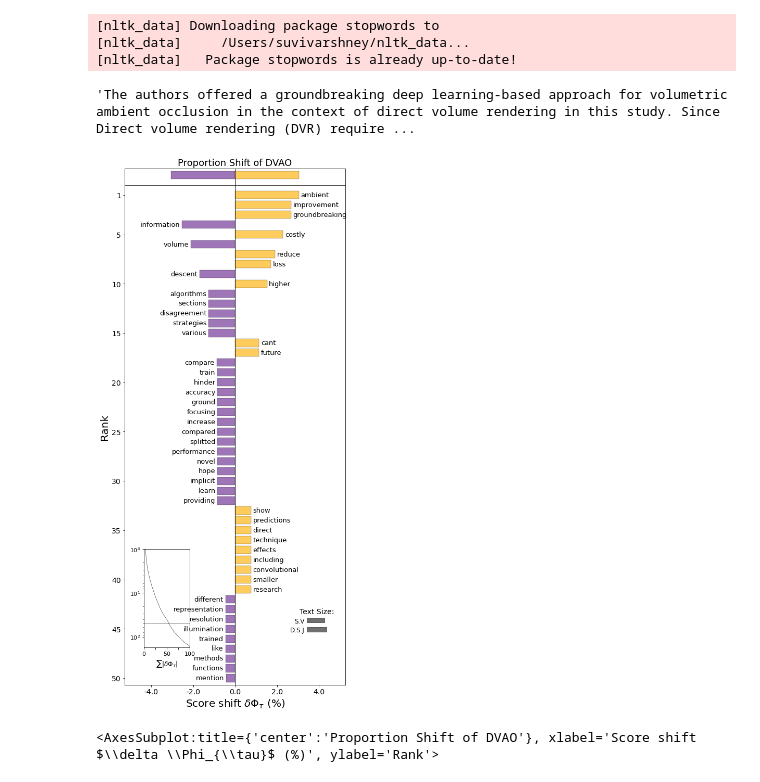
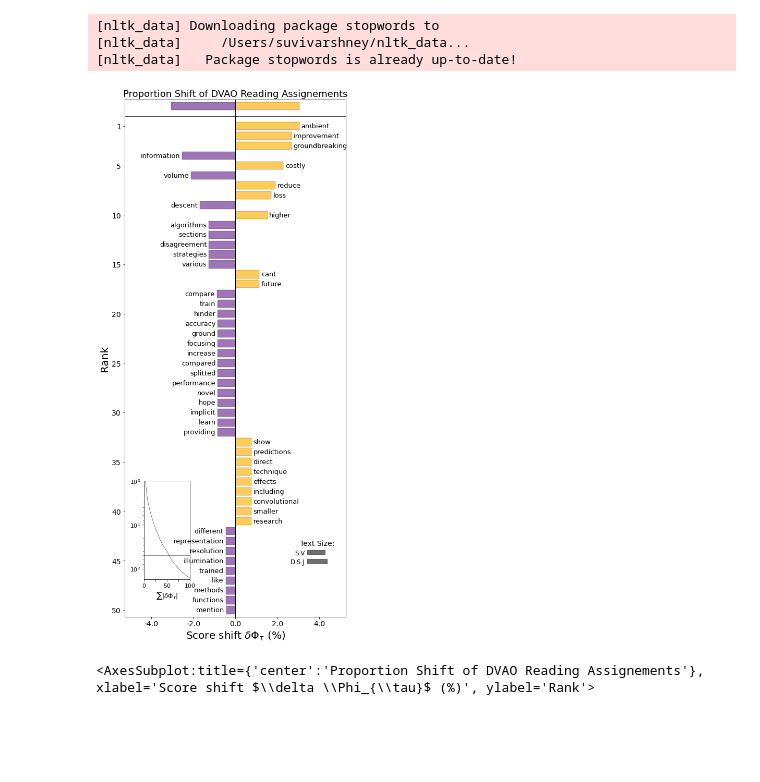
Before and after one commit to suvivarshney/CompText, a Jupyter notebook: WordShifts.ipynb, the cells around one changed output. Cells and saved outputs as stored; diff of their text form; code cells hidden in the pictures; blank space fills up the shorter version.

```diff
--- a/WordShifts.ipynb
+++ b/WordShifts.ipynb
@@ -67,7 +70,7 @@ for raw_word in tmp:
         type2freq_2[word] = 0
     type2freq_2[word] += 1
 # %%
-type2freq_2
+type2freq_2=
 # %% [output]
 {'President': 106,
  'Clinton': 8,
@@ -265,7 +290,3 @@ strX2 = 'The authors offered a groundbreaking deep learning-based approach for v
-# %%
-strX2
-# %% [output]
-'The authors offered a groundbreaking deep learning-based approach for volumetric ambient occlusion in the context of direct volume rendering in this study. Since Direct volume rendering (DVR) require ...
 # %%
 unwanted_chars = ".,-_\'?)(;\"$:"
 unwanted_chars_list = ['.',',','-','_','\'','?','\\','/','\"','(',')',';','$','#','”','“','','-','a','s','t','re','n\'t','II','1','2','3','4','5','6','7','8','9','0']
@@ -493,8 +316,8 @@ type2freq_2 ={'groundbreaking': 7,
 # %%
 proportion_shift = sh.ProportionShift(type2freq_1=type2freq_1,
                                       type2freq_2=type2freq_2)
 proportion_shift.get_shift_graph(system_names = ['S.V', 'D.S.J'],
-                                 title='Proportion Shift of DVAO')
+                                 title='Proportion Shift of DVAO Reading Assignements')
 # %% [output]
-[figure, old version]
+[figure, new version]
-<AxesSubplot:title={'center':'Proportion Shift of DVAO'}, xlabel='Score shift $\\delta \\Phi_{\\tau}$ (%)', ylabel='Rank'>
+<AxesSubplot:title={'center':'Proportion Shift of DVAO Reading Assignements'}, xlabel='Score shift $\\delta \\Phi_{\\tau}$ (%)', ylabel='Rank'>
```
Also changed, not shown: parts of 38 cells of this notebook.
